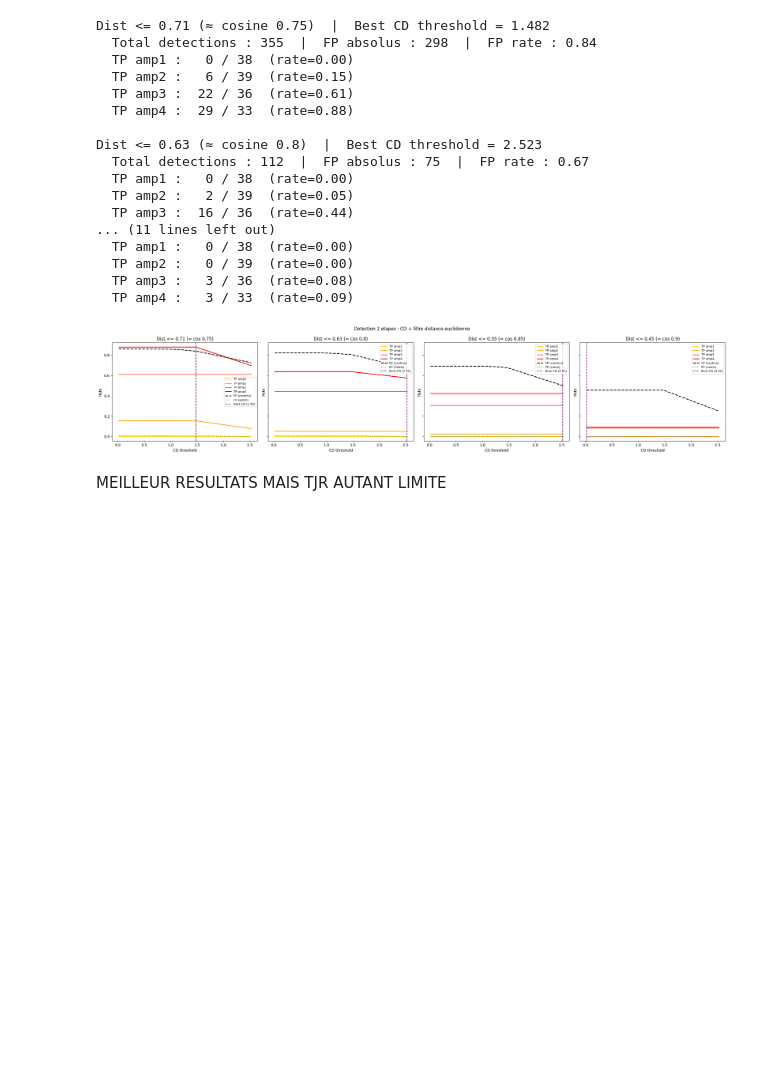
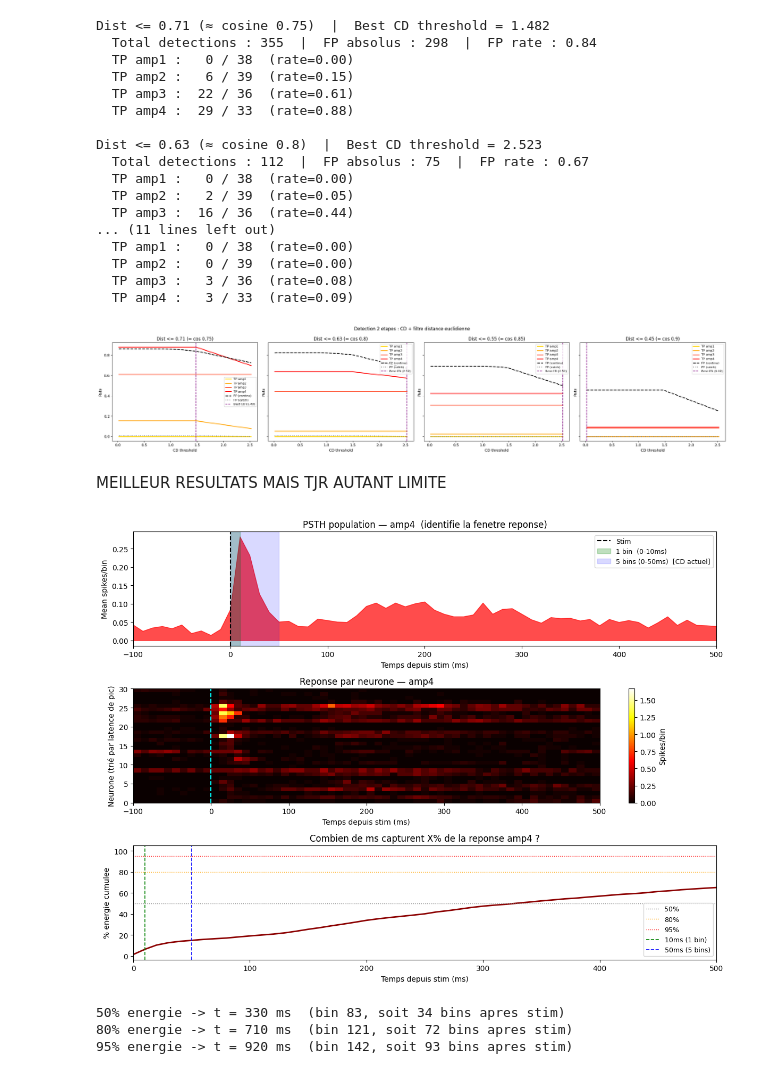
Before and after one commit to guenzi/NEURO-X-Project-I, a Jupyter notebook: tentatives.ipynb, the cells around one changed output. Saved outputs shown, nothing was run; the diff lists cells and outputs as text; code cells hidden in the pictures; blank space fills up the shorter version.

```diff
--- a/rdv5mars.ipynb
+++ b/tentatives.ipynb
@@ -695,3 +695,69 @@ Dist <= 0.63 (≈ cosine 0.8)  |  Best CD threshold = 2.523
 [figure]
 # %% [markdown]
 MEILLEUR RESULTATS MAIS TJR AUTANT LIMITE
+# %%
+# Diagnostic : quels bins sont actifs apres un stim amp4 ?
+# -> choisir combien de bins inclure dans la Coding Direction
+
+pre_bins_cd = pre_bins   # 50
+time_ms = (np.arange(pre_bins + post_bins + 1) - pre_bins) * Bin_size * 1000  # en ms
+
+mean_amp4_full = STM_by_amp[4]   # (n_neurons, W)
+pop_mean_amp4  = mean_amp4_full.mean(axis=0)   # PSTH population
+
+fig, axes = plt.subplots(3, 1, figsize=(12, 9))
+
+# --- 1. PSTH population ---
+ax = axes[0]
+ax.fill_between(time_ms, pop_mean_amp4, alpha=0.7, color='red')
+ax.axvline(0, color='black', linestyle='--', lw=1.5, label='Stim')
+ax.axvspan(0, 10,  alpha=0.25, color='green', label='1 bin  (0-10ms)')
+ax.axvspan(0, 50,  alpha=0.15, color='blue',  label='5 bins (0-50ms)  [CD actuel]')
+ax.set_xlim(-100, 500)
+ax.set_xlabel('Temps depuis stim (ms)')
+ax.set_ylabel('Mean spikes/bin')
+ax.set_title('PSTH population — amp4  (identifie la fenetre reponse)')
+ax.legend(fontsize=9)
+
+# --- 2. Heatmap par neurone ---
+resp_post = mean_amp4_full[:, pre_bins_cd:pre_bins_cd + 30]   # 0-300ms
+sort_cd   = np.argsort(np.argmax(resp_post, axis=1))
+win_slice = slice(pre_bins_cd - 10, pre_bins_cd + 50)          # -100ms à +500ms
+im = axes[1].imshow(mean_amp4_full[sort_cd, win_slice],
+                    aspect='auto', cmap='hot',
+                    extent=[-100, 500, 0, mean_amp4_full.shape[0]])
+axes[1].axvline(0, color='cyan', linestyle='--', lw=1.5)
+axes[1].set_xlabel('Temps depuis stim (ms)')
+axes[1].set_ylabel('Neurone (trié par latence de pic)')
+axes[1].set_title('Reponse par neurone — amp4')
+plt.colorbar(im, ax=axes[1], label='Spikes/bin')
+
+# --- 3. Energie cumulee post-stim ---
+energy = pop_mean_amp4[pre_bins_cd:]
+cum_e  = np.cumsum(energy) / (energy.sum() + 1e-12)
+t_post = time_ms[pre_bins_cd:]
+
+axes[2].plot(t_post, cum_e * 100, color='darkred', lw=2)
+for pct, col in [(50, 'gray'), (80, 'orange'), (95, 'red')]:
+    axes[2].axhline(pct, color=col, linestyle=':', lw=1, label=f'{pct}%')
+axes[2].axvline(10,  color='green', linestyle='--', lw=1.2, label='10ms (1 bin)')
+axes[2].axvline(50,  color='blue',  linestyle='--', lw=1.2, label='50ms (5 bins)')
+axes[2].set_xlim(0, 500)
+axes[2].set_xlabel('Temps depuis stim (ms)')
+axes[2].set_ylabel('% energie cumulee')
+axes[2].set_title('Combien de ms capturent X% de la reponse amp4 ?')
+axes[2].legend(fontsize=9)
+
+plt.tight_layout()
+plt.show()
+
+# Imprimer les seuils
+for pct in [50, 80, 95]:
+    idx = np.where(cum_e >= pct / 100)[0]
+    if len(idx) > 0:
+        print(f"{pct}% energie -> t = {t_post[idx[0]]:.0f} ms  (bin {pre_bins_cd + idx[0]}, soit {idx[0]+1} bins apres stim)")
+# %% [output]
+[figure, added]
+50% energie -> t = 330 ms  (bin 83, soit 34 bins apres stim)
+80% energie -> t = 710 ms  (bin 121, soit 72 bins apres stim)
+95% energie -> t = 920 ms  (bin 142, soit 93 bins apres stim)
```
Also changed, not shown: parts of 6 cells of this notebook, 3 other files.
